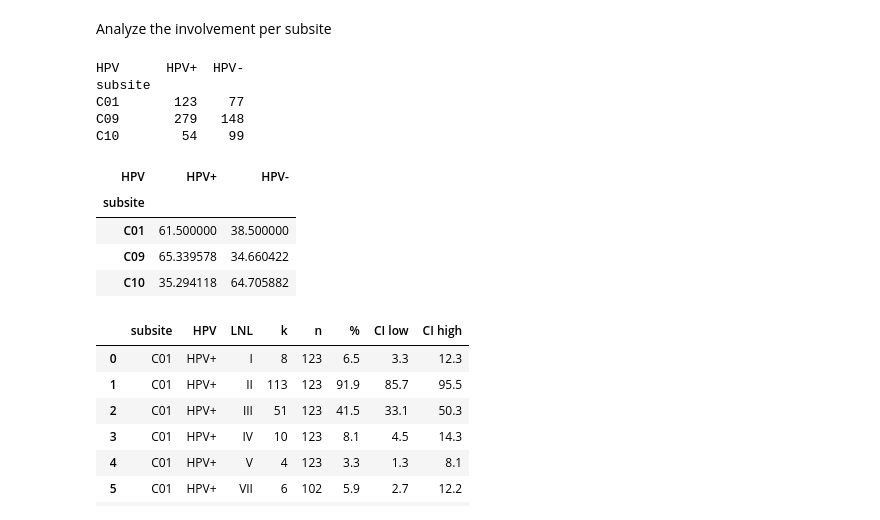
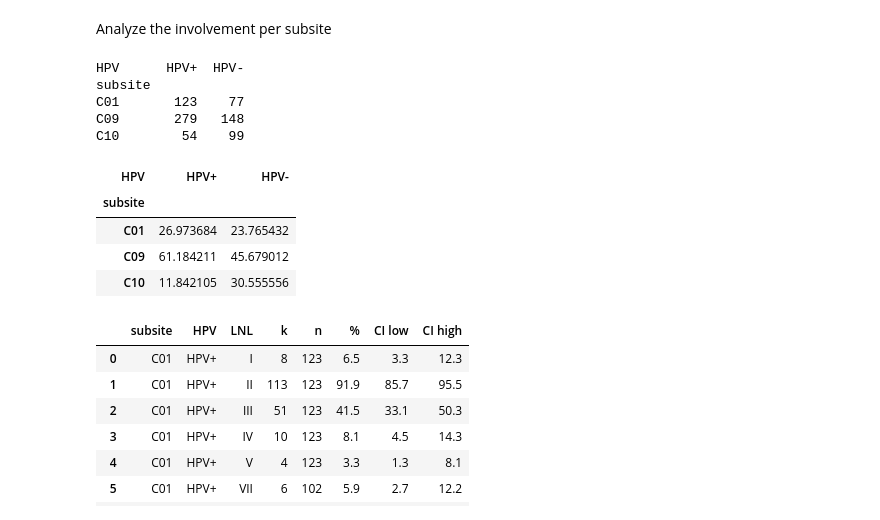
Before and after one commit to YoelPH/HPV-Analysis-PhD-Thesis, a Jupyter notebook: Paper_data_analysis_2026_no_T0.ipynb, the cells around one changed output. Drawn from its saved outputs; the diff is of its cells as text; code cells hidden in the pictures.

```diff
--- a/Paper_data_analysis_2026_no_T0.ipynb
+++ b/Paper_data_analysis_2026_no_T0.ipynb
@@ -24,7 +24,7 @@ We first need to calculate the clinical consensus. The lydata package provides f
 # %%
 all_modalities = ly.utils.get_default_modalities()
 # Select only clinical modalities from all_modalities
-clinical_subset = {k: v for k, v in all_modalities.items() if k in ['CT', 'MRI', 'PET', 'diagnostic_consensus', 'pCT']}
+clinical_subset = {k: v for k, v in all_modalities.items() if k in ['CT', 'MRI', 'PET', 'diagnostic_consensus', 'pCT', "FNA"]}
 data_combined.ly.get_modalities()
 # %% [output]
 ['max_llh',
@@ -2025,37 +2044,37 @@ data = data_combined.loc[data_combined.ly.t_stage.ne(0) & data_combined.ly.hpv.n
 meta = pd.DataFrame({
     "subsite": data[("tumor", "core", "subsite")].str[:3],
     "HPV": data.ly.hpv.map({True: "HPV+", False: "HPV-"}),
     "midline": data[("tumor", "core", "extension")].map({True: "Yes", False: "No"})
 })
 
 # Reusable proportion table with Wilson confidence intervals
 def rate_table(df, groups):
     result = df.groupby(groups)["involved"].agg(k="sum", n="count").reset_index()
     result = result.loc[result.n > 0]
     result["%"] = (100 * result.k / result.n).round(1)
 
     low, high = proportion_confint(result.k, result.n, method="wilson")
     result["CI low"] = (100 * low).round(1)
     result["CI high"] = (100 * high).round(1)
     return result
 
 # Subsite distribution (column percentages)
 counts = pd.crosstab(meta.subsite, meta.HPV)
-percentages = 100 * counts.div(counts.sum(axis=1), axis=0)
+percentages = 100 * counts.div(counts.sum(axis=0), axis=1)
 
 print(counts)
 percentages
 # %% [output]
 HPV      HPV+  HPV-
 subsite
 C01       123    77
 C09       279   148
 C10        54    99
 | HPV | HPV+ | HPV- |
 | subsite |  |  |
-| C01 | 61.500000 | 38.500000 |
-| C09 | 65.339578 | 34.660422 |
-| C10 | 35.294118 | 64.705882 |
+| C01 | 26.973684 | 23.765432 |
+| C09 | 61.184211 | 45.679012 |
+| C10 | 11.842105 | 30.555556 |
 # %%
 
 lnls = ["I", "II", "III", "IV", "V", "VII"]
```
Also changed, not shown: parts of 2 cells of this notebook.
